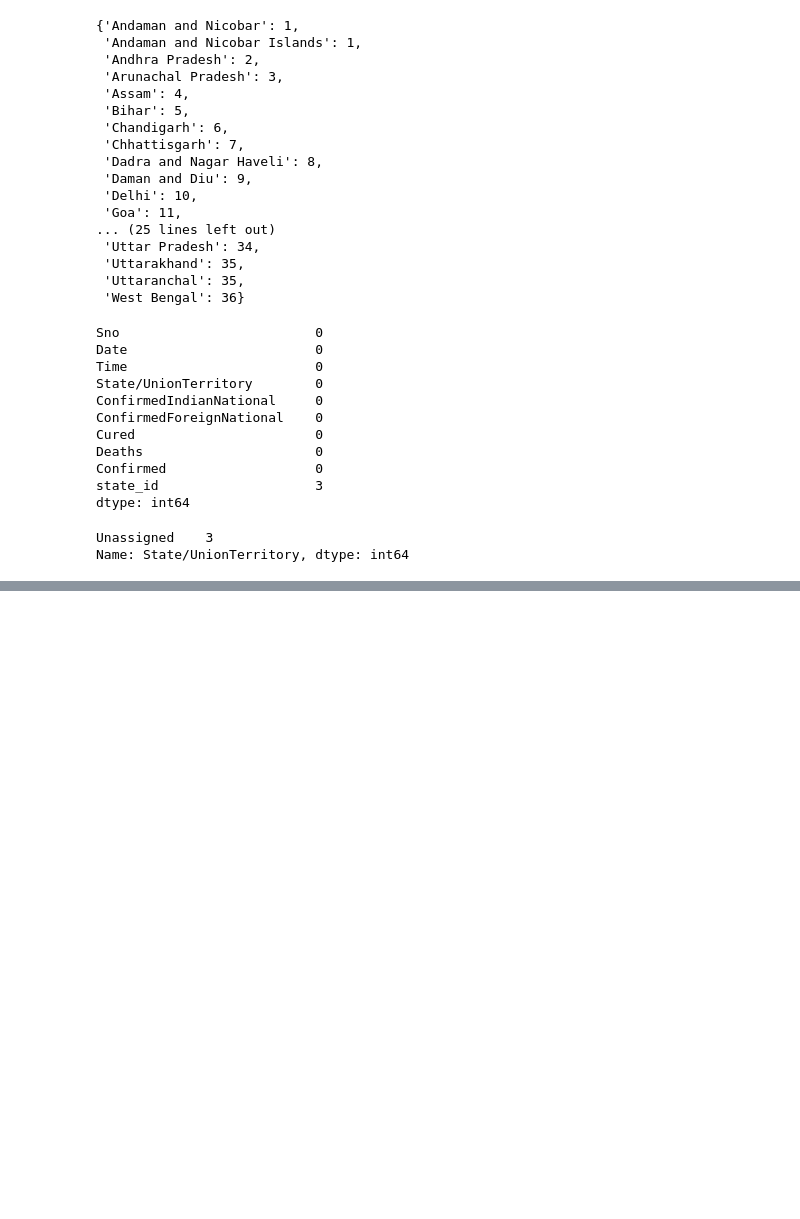
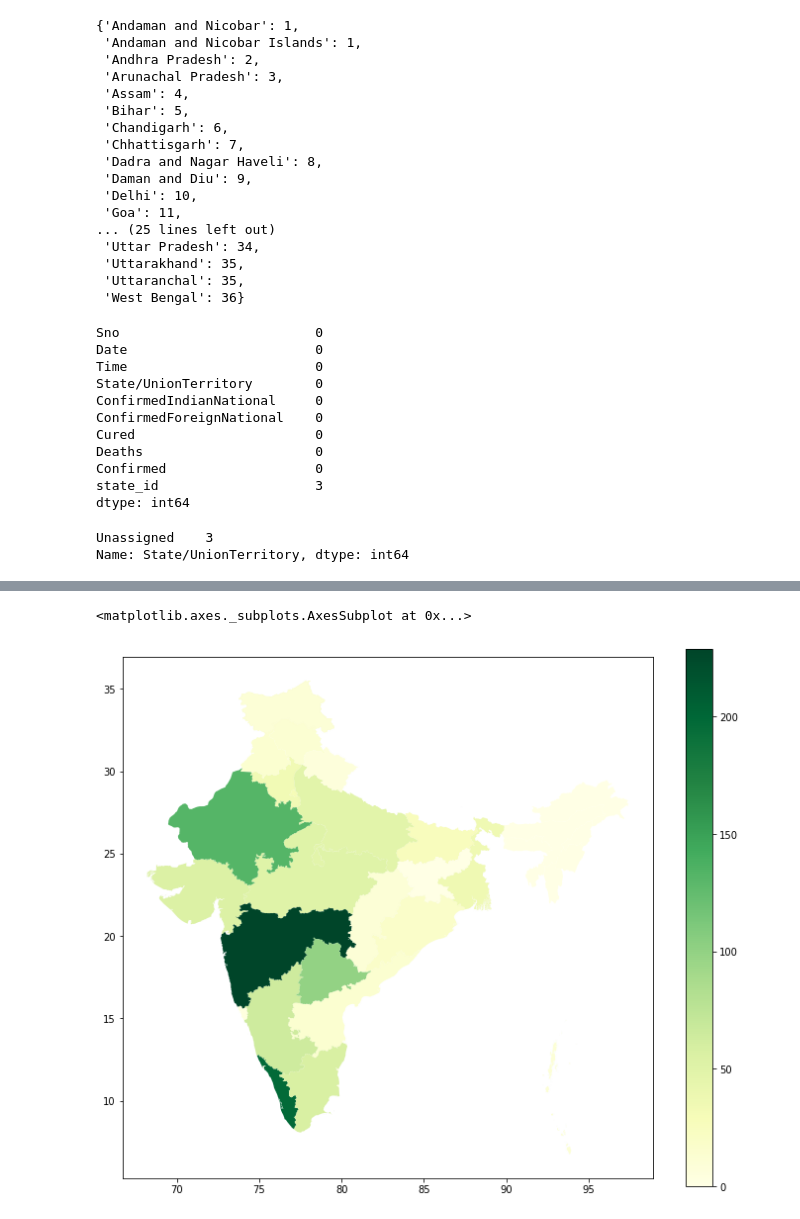
Before and after one commit to Indranil94saha/COVID19-india, a Jupyter notebook: covid19_india_graphs.ipynb, the cells around one changed output, grey strips where cells are left out. Saved outputs shown, nothing was run; the diff lists cells and outputs as text; code cells hidden in the pictures; blank space fills up the shorter version.

```diff
--- a/covid19_india_graphs.ipynb
+++ b/covid19_india_graphs.ipynb
@@ -328,0 +395,5 @@ Name: ENGTYPE_1, dtype: int64
+# %%
+merged_map_data.plot(column='Cured',categorical=False,figsize=(12,10),cmap='YlGn',legend=True)
+# %% [output]
+<matplotlib.axes._subplots.AxesSubplot at 0x...>
+[figure, added]
```
Also changed, not shown: parts of 41 cells of this notebook.
